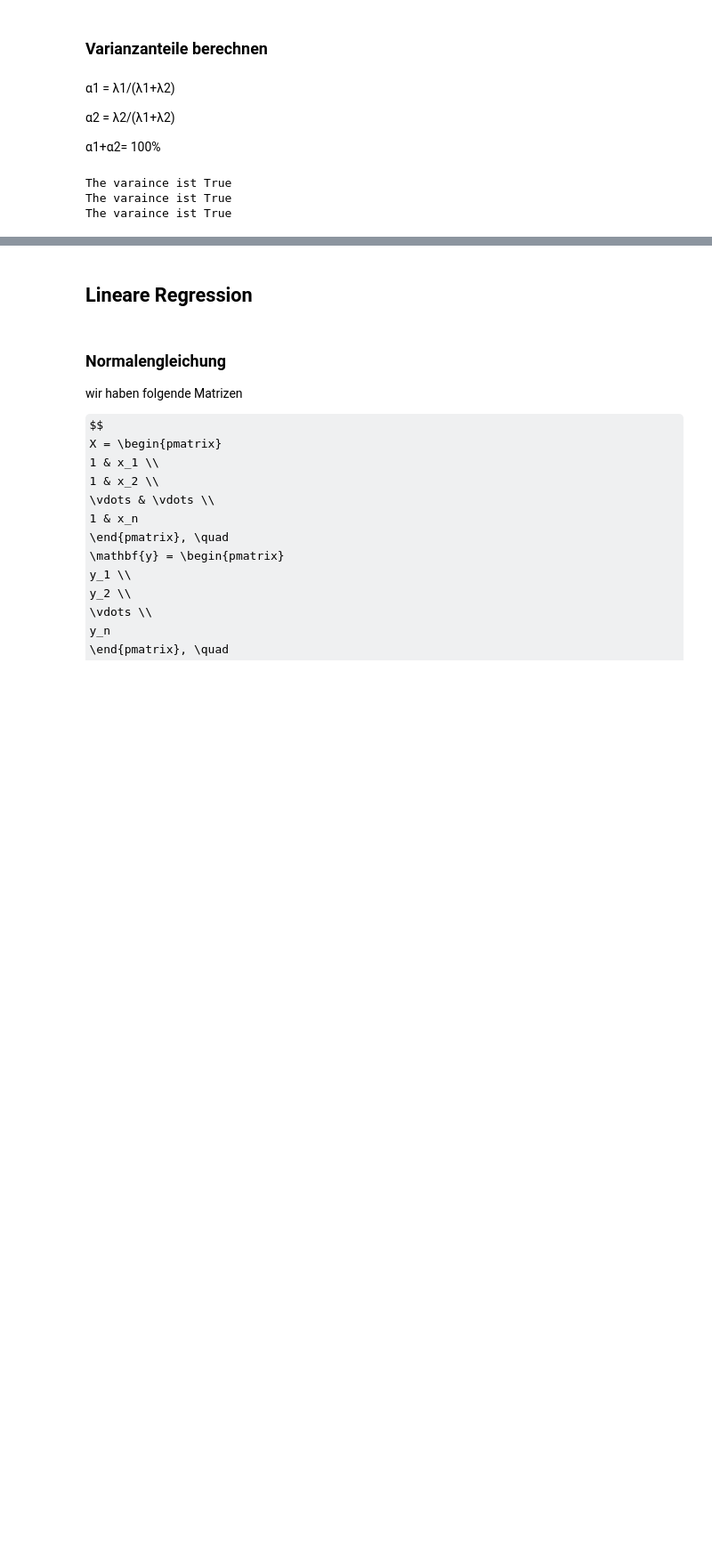
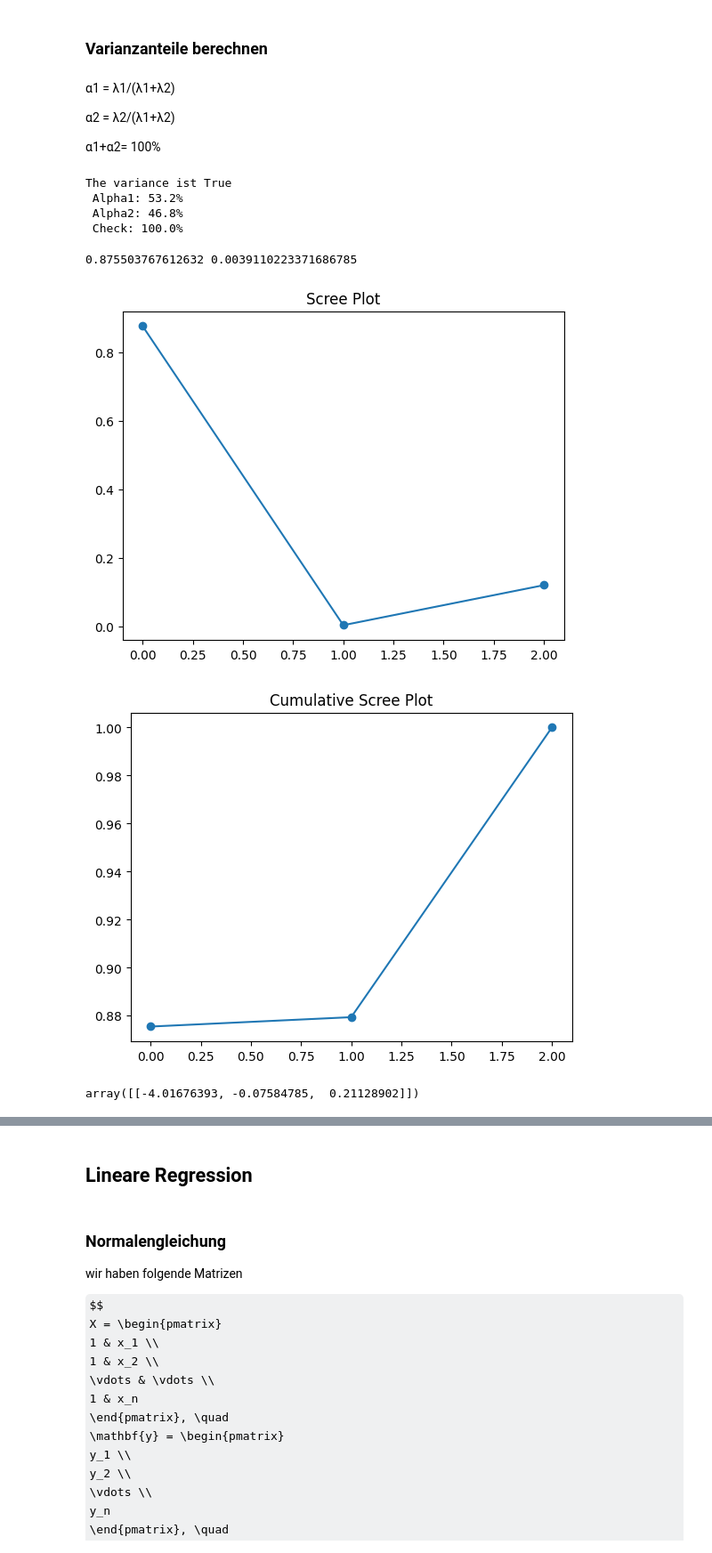
Before and after one commit to Sandra-Senn/ala_fhnw_HS24, a Jupyter notebook: formeln_MSP.ipynb, the cells around one changed output, grey strips where cells are left out. Shown at 89% size. Drawn from its saved outputs; the diff is of its cells as text; code cells hidden in the pictures; some formulas as TeX source; blank space fills up the shorter version.

```diff
--- a/formeln_MSP.ipynb
+++ b/formeln_MSP.ipynb
@@ -100,9 +275,8 @@ def calc_sorted_eig( M ):
     return ew_sorted, ev_sorted
 
 
-A= np.array([[0,0],[1,1]])
 # EW / EV berechnen
-ew1, ev1 = calc_sorted_eig(A)
+ew1, ev1 = calc_sorted_eig(C1)
 # ew2, ev2 = calc_sorted_eig(C2)
 # ew3, ev3 = calc_sorted_eig(C3)
 ew1,ev1
@@ -138,23 +309,82 @@ NameError: name 'ew2' is not defined
 
 α1+α2= 100%
 # %%
+# calculate the alpha 1+2 and check if they add up to 100% aka 1
 def varianzanteile(eigenvalues):
     total_var = np.sum(eigenvalues)
     var_anteile = eigenvalues / total_var * 100
 
     alpha_1 = round(var_anteile[0,0], 1) #auf die erste Dezimalstelle gerundet
     alpha_2 = round(var_anteile[1,1], 1) #auf die erste Dezimalstelle gerundet
+    sum_a1_a2 = alpha_1 + alpha_2
 
-    is_valid = True if (alpha_1+alpha_2) == 100 else False
+    is_valid = True if (sum_a1_a2 == 100) else False
 
-    print(f"The varaince ist {is_valid}")
+    print(f"The variance ist {is_valid} \n Alpha1: {alpha_1}% \n Alpha2: {alpha_2}% \n Check: {sum_a1_a2}%")
     return alpha_1, alpha_2
 
 
 C1_var = varianzanteile(C1_diag)
-C2_var = varianzanteile(C2_diag)
-C3_var = varianzanteile(C3_diag)
 # %% [output]
-The varaince ist True
-The varaince ist True
-The varaince ist True
+The variance ist True
+ Alpha1: 53.2%
+ Alpha2: 46.8%
+ Check: 100.0%
+# %%
+def sorted_eig(M):
+    eigenvalues, eigenvectors = np.linalg.eig(M)
+    return eigenvalues, eigenvectors
+
+def simplePCA(A):
+    arrayList = []
+    sdList = []
+    #Getting mean and standard deviance for normalizing data
+    for i in range(0, len(A[0])):
+        arrayList.append(np.mean(A[:, i]))
+        sdList.append(np.std(A[:, i]))
+
+    #normalized data
+    S = (A - np.array(arrayList)) / np.array(sdList)
+
+    #calculate correlation matrix (if not normalized this formula can be used to get the Covariance matrix)
+    corr = (np.transpose(S) @ S) / (S.shape[0]-1)
+
+    #get eigenvectors from corr
+    ew, ev = sorted_eig(corr)
+    V = sorted_eig(corr)[1]
+
+    listOfOdds = []
+    for i in range(0, len(A[0])):
+        listOfOdds.append((ew[i] / sum(ew)))
+
+    #this is the actual PCA in the end
+    W = S @ V
+
+    #"Gesamtvarianz"
+    chance1l1, chance1l2 = ew[0] / sum(ew), ew[1] / sum(ew)
+    print(chance1l1, chance1l2)
+
+    #Scree Plots to visualize loss
+    cumListOfOdds = np.cumsum(listOfOdds)
+    plt.plot(np.arange(0, len(A[0])), listOfOdds)
+    plt.scatter(np.arange(0, len(A[0])), listOfOdds)
+    plt.title("Scree Plot")
+    plt.show()
+
+    plt.plot(np.arange(0, len(A[0])), cumListOfOdds)
+    plt.scatter(np.arange(0, len(A[0])), cumListOfOdds)
+    plt.title("Cumulative Scree Plot")
+    plt.show()
+
+    return W
+
+
+W = simplePCA(X)
+
+data = W[:1]
+data
+# %% [output]
+0.875503767612632 0.0039110223371686785
+[figure, added]
+[figure, added]
+array([[-4.01676393, -0.07584785,  0.21128902]])
```
Also changed, not shown: parts of 72 cells of this notebook, 19 other files.
